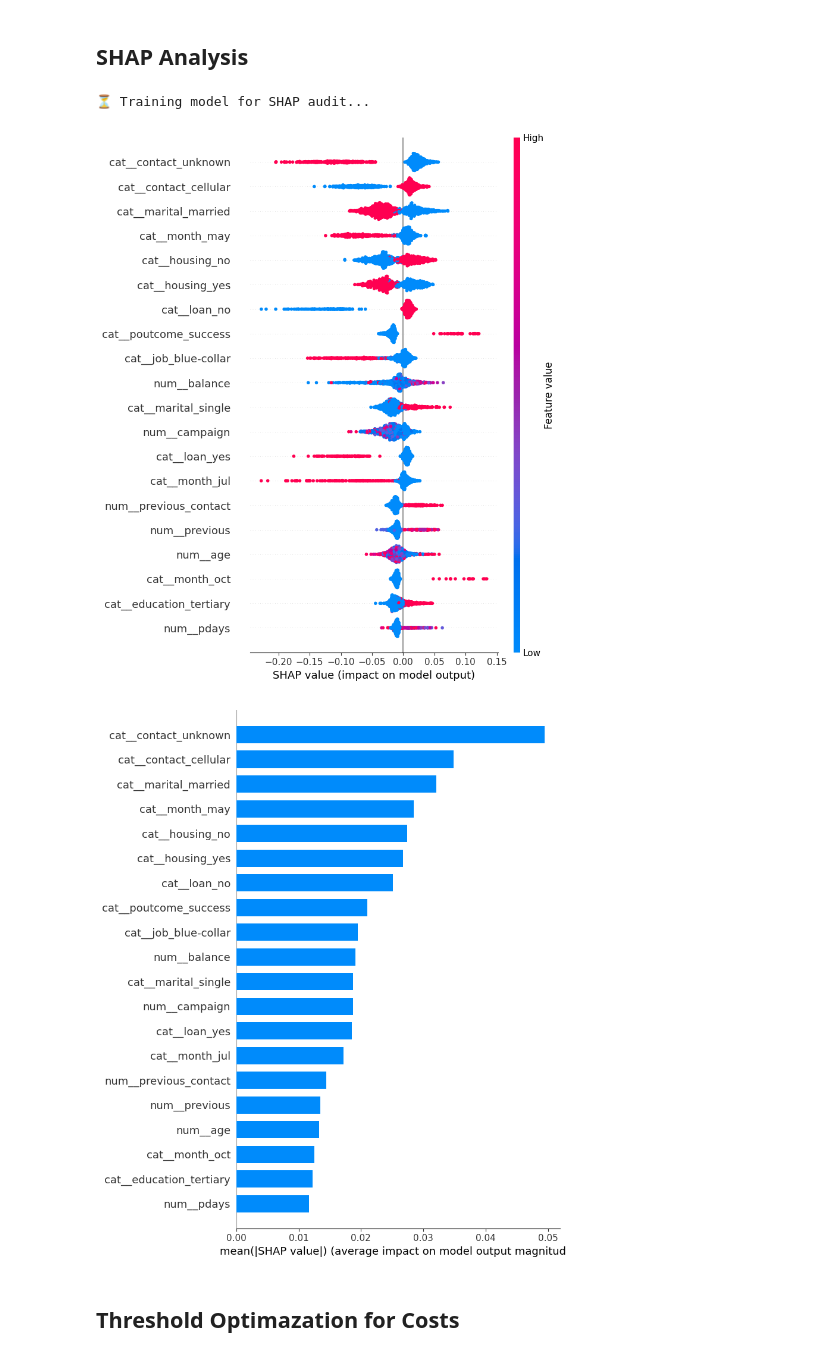
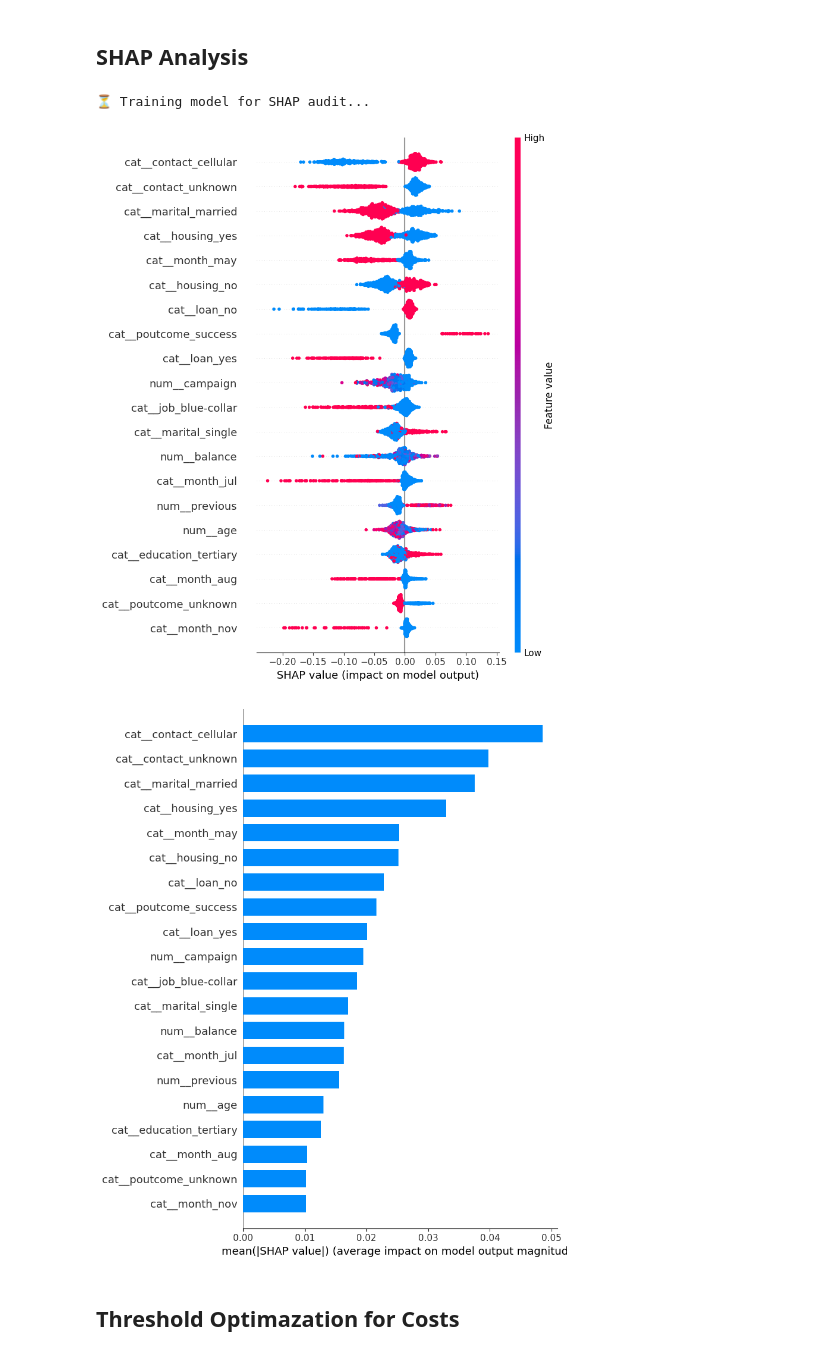
Before and after one commit to zahraMajed/bank-deposit-prediction, a Jupyter notebook: notebooks/03_rf_logreg_experiments.ipynb, the cells around one changed output. Saved outputs shown, nothing was run; the diff lists cells and outputs as text; code cells hidden in the pictures.

Commit message:
pipeline fix

```diff
--- a/notebooks/03_rf_logreg_experiments.ipynb
+++ b/notebooks/03_rf_logreg_experiments.ipynb
@@ -407,18 +407,12 @@ from imblearn.pipeline import Pipeline as ImbPipeline
 from sklearn.model_selection import train_test_split
 from src.shared import drop_columns, transform_pdays
 
-# Pipeline
-pipeline = ImbPipeline(steps=get_preprocessing_steps() + [
-    ('sampler', SMOTEENN(random_state=42)),
-    ('classifier', RandomForestClassifier())
-])
-
 # Train-test split
 X_train, X_test, y_train, y_test = train_test_split(
     X, y, test_size=0.2, random_state=42, stratify=y
 )
 
-pipeline.fit(X_train, y_train)
+smoteenn_rf_pipeline.fit(X_train, y_train)
 # %% [output]
 Pipeline(steps=[('drop_columns',
                  FunctionTransformer(func=<function drop_columns at 0x...>)),
@@ -478,46 +472,45 @@ plt.show()
 print("⏳ Training model for SHAP audit...")
 
 # Apply preprocessing
-X_test_transformed_raw = pipeline.named_steps['preprocessor'].transform(
-    pipeline.named_steps['pdays_transform'].transform(
-        pipeline.named_steps['drop_columns'].transform(X_test)
-    )
-)
+X_temp = smoteenn_rf_pipeline.named_steps['drop_columns'].transform(X_test)
+X_temp = smoteenn_rf_pipeline.named_steps['pdays_transform'].transform(X_temp)
+
+X_test_transformed = smoteenn_rf_pipeline.named_steps['preprocessor'].transform(X_temp)
 
 # Convert sparse → dense
-if hasattr(X_test_transformed_raw, "toarray"):
-    X_test_transformed = X_test_transformed_raw.toarray()
+if hasattr(X_test_transformed, "toarray"):
+    X_test_transformed = X_test_transformed.toarray()
 else:
-    X_test_transformed = X_test_transformed_raw
+    X_test_transformed = X_test_transformed
 
 #  Get feature names
-feature_names = pipeline.named_steps['preprocessor'].get_feature_names_out()
+feature_names = smoteenn_rf_pipeline.named_steps['preprocessor'].get_feature_names_out()
 
 #  Convert to DataFrame
 X_test_df = pd.DataFrame(X_test_transformed, columns=feature_names)
 
 #  Extract model
-rf_model = pipeline.named_steps['classifier']
+rf_model = smoteenn_rf_pipeline.named_steps['model']
 
 #  SHAP
 explainer = shap.TreeExplainer(rf_model)
 shap_values = explainer.shap_values(X_test_df)
 
 # Handle both possible formats
 if isinstance(shap_values, list):
     # Old format
     final_shap = shap_values[1]
 else:
     # New format (3D array)
     final_shap = shap_values[:, :, 1]
 
 #  Plots
 shap.summary_plot(final_shap, X_test_df)
 shap.summary_plot(final_shap, X_test_df, plot_type="bar")
 # %% [output]
 ⏳ Training model for SHAP audit...
-[figure, old version]
+[figure, new version]
-[figure, old version]
+[figure, new version]
 # %% [markdown]
 ## Threshold Optimazation for Costs
 # %%
```
Also changed, not shown: parts of 8 cells of this notebook.
